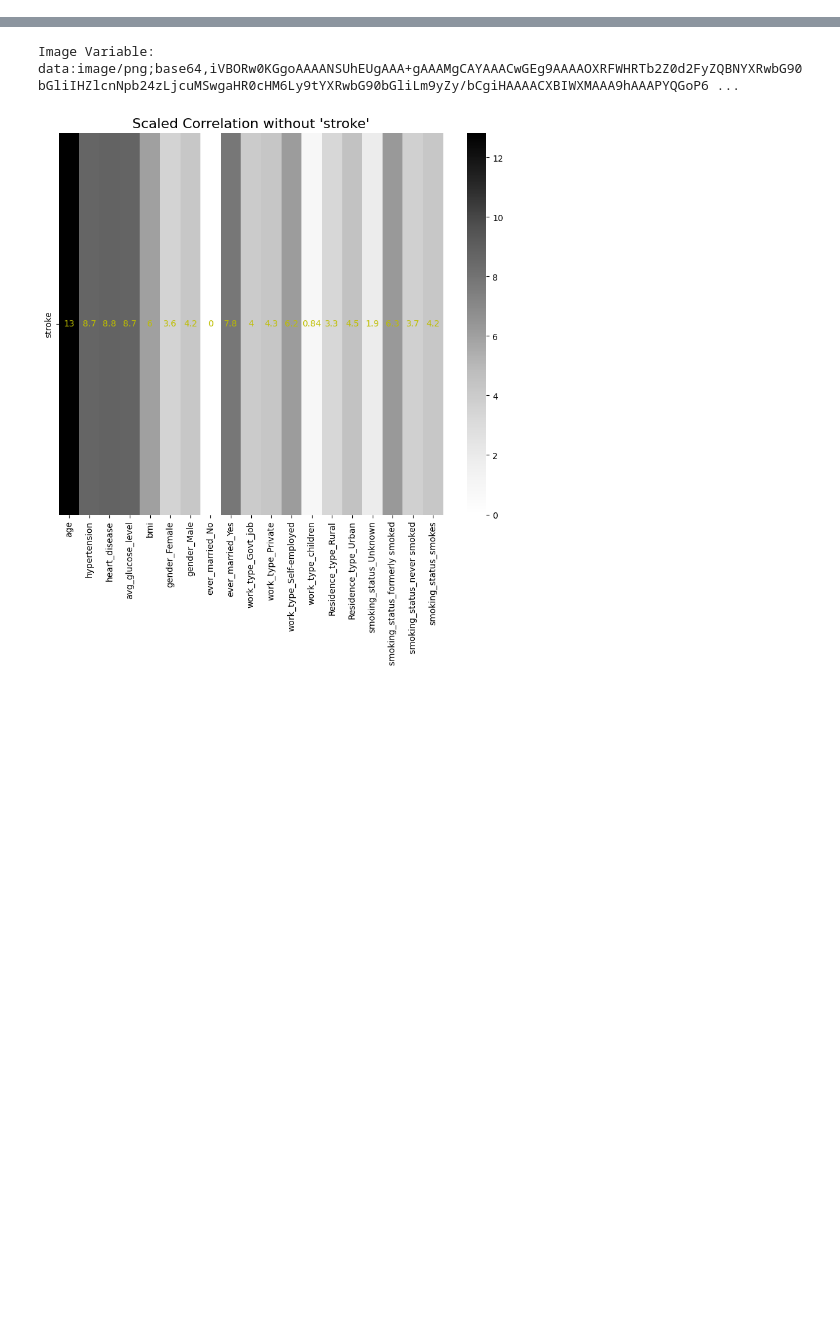
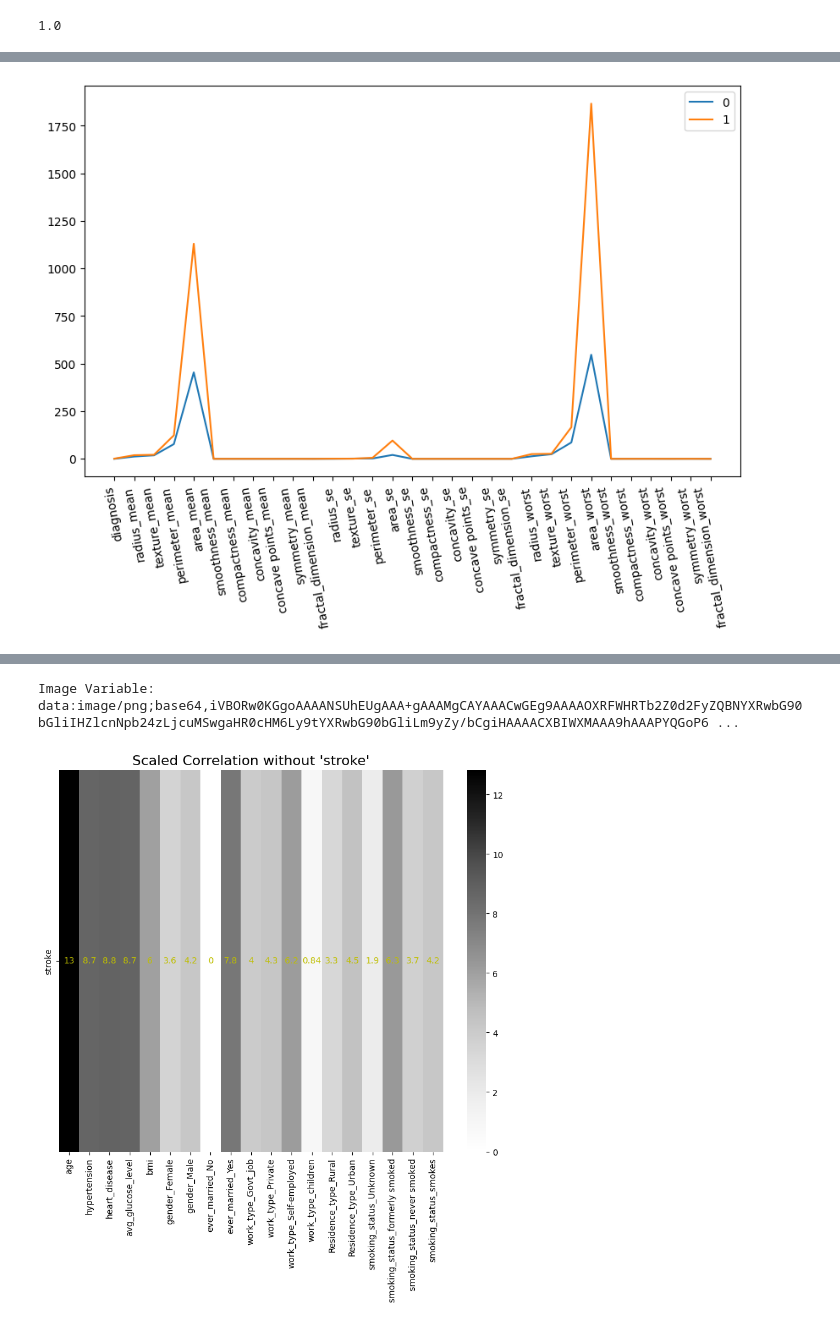
Before and after one commit to hackersground-kr/HG-LearningMachine, a Jupyter notebook: colab/1.ipynb, the cells around one changed output, grey strips where cells are left out. Saved outputs shown, nothing was run; the diff lists cells and outputs as text; code cells hidden in the pictures; blank space fills up the shorter version.

```diff
--- a/colab/1.ipynb
+++ b/colab/1.ipynb
@@ -42,0 +79,11 @@ from sklearn.preprocessing import StandardScaler
+# %%
+X_train, X_test, y_train, y_test = train_test_split(features,y, test_size = 0.2, random_state = 42)
+# %%
+# 로지스틱 회귀 함수
+logreg = LogisticRegression()
+model = logreg.fit(X_train, y_train)
+y_pred_proba = logreg.predict_proba(X_test)
+y_pred = np.argmax(y_pred_proba,axis=1)
+
+predicted_zeros = X_test[y_pred == 0]  # 0으로 예측한 데이터
+predicted_ones = X_test[y_pred == 1]  # 1으로 예측한 데이터
@@ -42,0 +98,23 @@ from sklearn.preprocessing import StandardScaler
+# %%
+model.score(X_test, y_test)
+# %% [output]
+1.0
+# %%
+predicted_zeros = predicted_zeros.mean()
+# %%
+# 그래프 출력
+plt.figure(figsize=(10, 6))
+plt.plot(predicted_zeros)
+plt.plot(predicted_ones.iloc[0])
+plt.legend(['0', '1'])
+plt.xticks(rotation=100)
+buffer = io.BytesIO()
+plt.savefig(buffer, format='png')
+buffer.seek(0)
+
+# Base64로 인코딩
+image_breast2 = base64.b64encode(buffer.getvalue()).decode('utf-8')
+image_breast2 = "embedded-picture" + image_breast2
+print(f"Image Variable: {image_breast2}")
+plt.show()
+# %% [output]
@@ -42,0 +122 @@ from sklearn.preprocessing import StandardScaler
+[figure, added]
```
Also changed, not shown: parts of 33 cells of this notebook, 2 other files.
